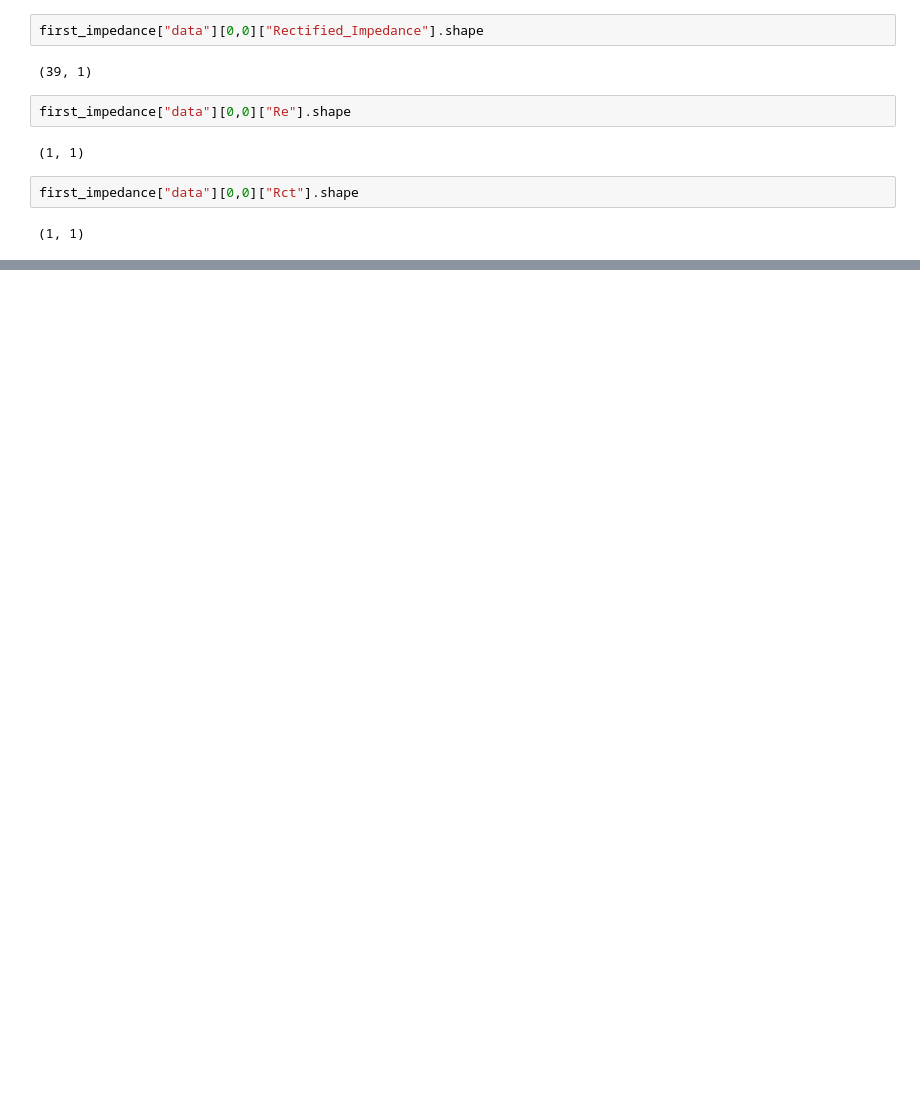
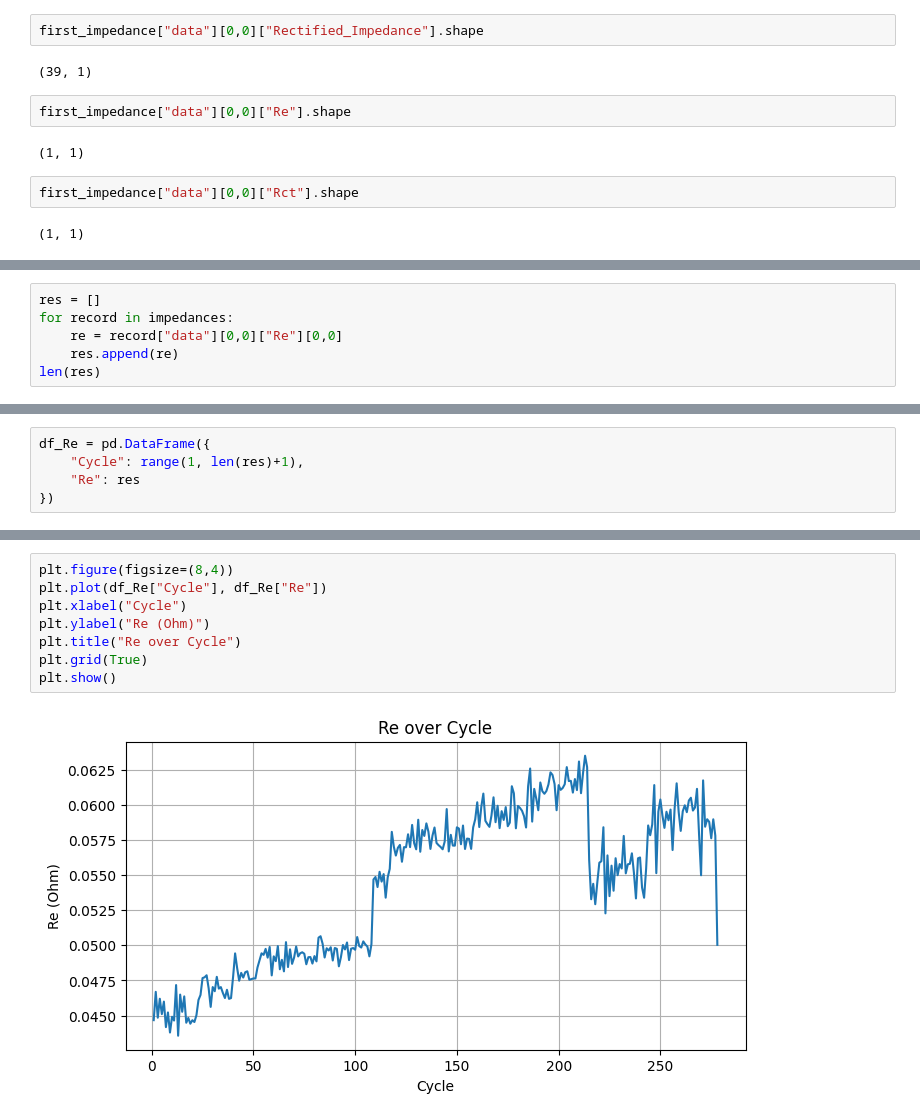
Before and after one commit to insu5177/Battery-Diagnostics-Study, a Jupyter notebook: notebooks/02_NASA_EDA.ipynb, the cells around one changed output, grey strips where cells are left out. Saved outputs shown, nothing was run; the diff lists cells and outputs as text; blank space fills up the shorter version.

```diff
--- a/notebooks/02_NASA_EDA.ipynb
+++ b/notebooks/02_NASA_EDA.ipynb
@@ -319,0 +324,6 @@ first_impedance["data"][0,0]["Rct"].shape
+# %%
+res = []
+for record in impedances:
+    re = record["data"][0,0]["Re"][0,0]
+    res.append(re)
+len(res)
@@ -319,0 +332,5 @@ first_impedance["data"][0,0]["Rct"].shape
+# %%
+df_Re = pd.DataFrame({
+    "Cycle": range(1, len(res)+1),
+    "Re": res
+})
@@ -319,0 +346,10 @@ first_impedance["data"][0,0]["Rct"].shape
+# %%
+plt.figure(figsize=(8,4))
+plt.plot(df_Re["Cycle"], df_Re["Re"])
+plt.xlabel("Cycle")
+plt.ylabel("Re (Ohm)")
+plt.title("Re over Cycle")
+plt.grid(True)
+plt.show()
+# %% [output]
+[figure, added]
```
Also changed, not shown: parts of 13 cells of this notebook.
